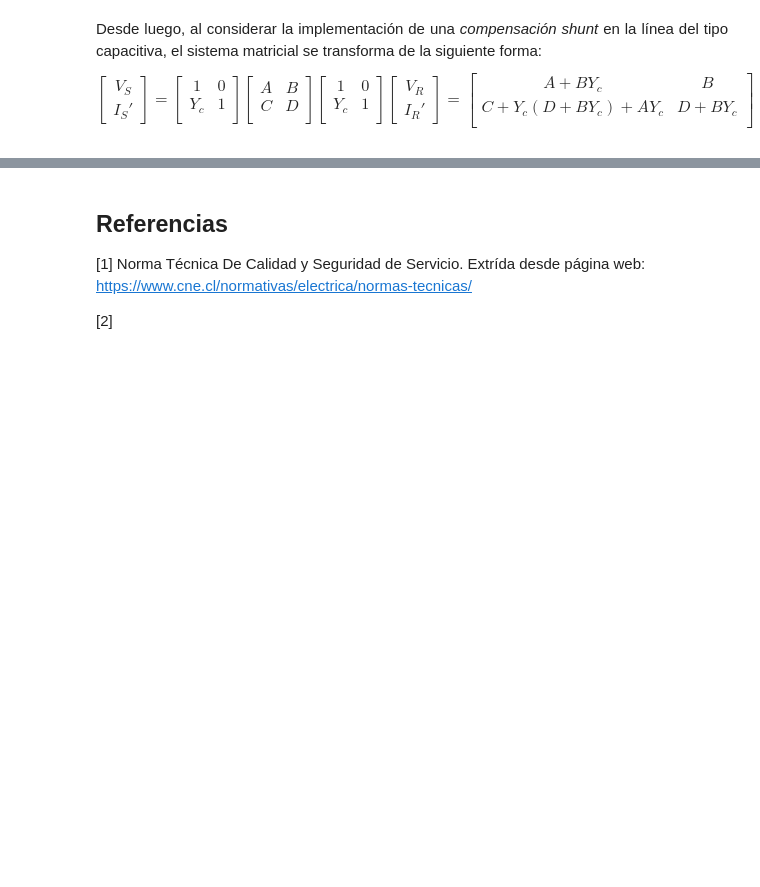
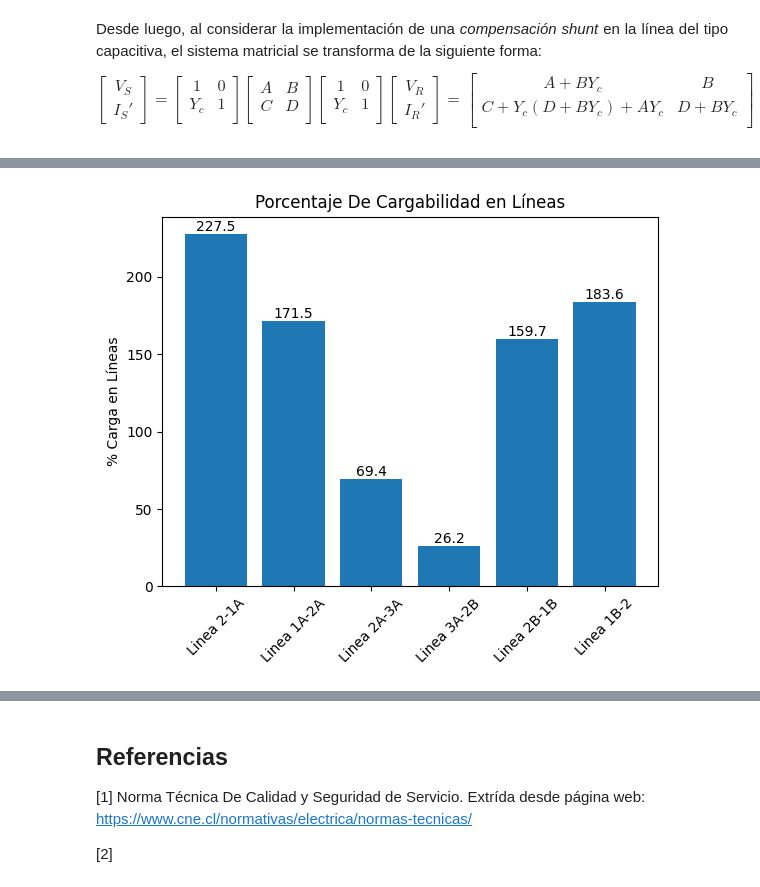
Before and after one commit to Subatchi/G5B_SEP1_S1_2024, a Jupyter notebook: TAREA I.ipynb, the cells around one changed output, grey strips where cells are left out. Drawn from its saved outputs; the diff is of its cells as text; code cells hidden in the pictures; blank space fills up the shorter version.

```diff
--- a/TAREA I.ipynb
+++ b/TAREA I.ipynb
@@ -293,3 +297,23 @@ pp.runpp(net2)
+# %%
+#A) ANÁLISIS DE SATURACIÓN EN LÍNEAS
+resultados_lineas = net2.res_line
+import matplotlib.pyplot as plt
+Line = []
+Load_per = []
+for n, lin in net2.line.iterrows():
+    Line.append(lin['name'])
+    res_line = resultados_lineas.loc[resultados_lineas.index == n]
+    Load_per.append(round(res_line['loading_percent'].values[0],1))
+
+plt.bar(Line, Load_per)
+plt.ylabel('% Carga en Líneas')
+plt.xticks(rotation=45)
+plt.title('Porcentaje De Cargabilidad en Líneas')
+for i, valor in enumerate(Load_per):
+    plt.annotate(str(valor), xy=(i, valor), ha='center', va='bottom')
+plt.show()
+# %% [output]
+[figure, added]
 # %%
 print("Resultados de las barras:")
 print(net2.res_bus)
```
Also changed, not shown: parts of 9 cells of this notebook.
